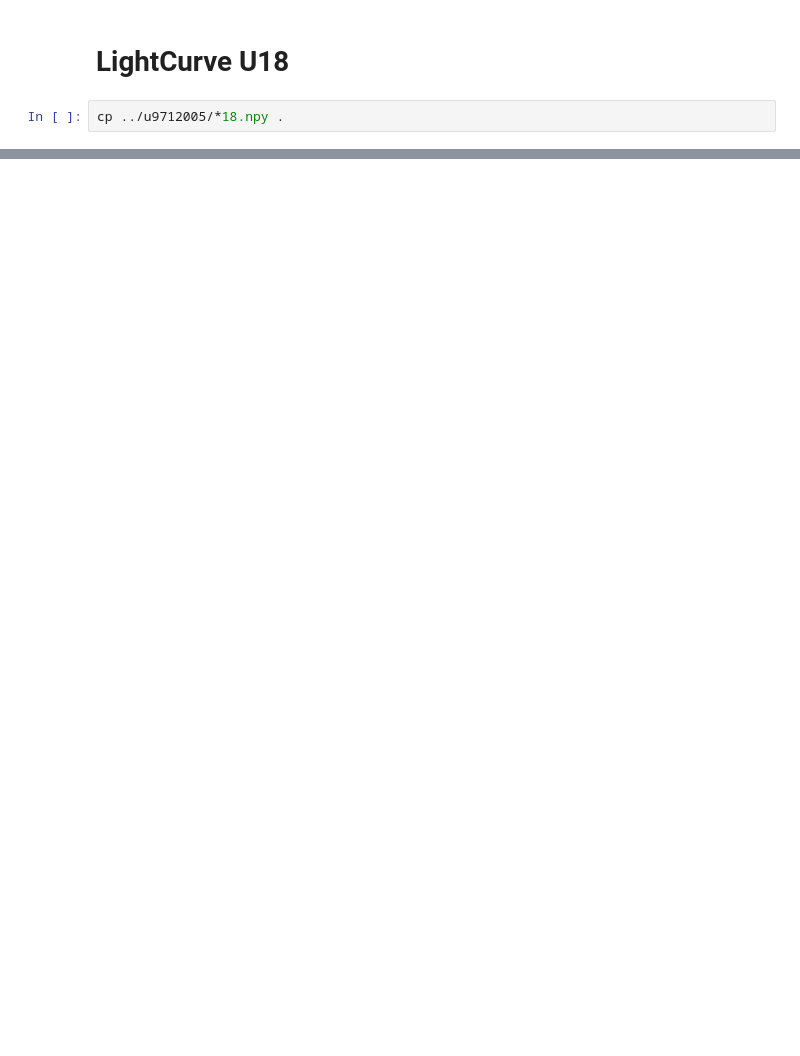
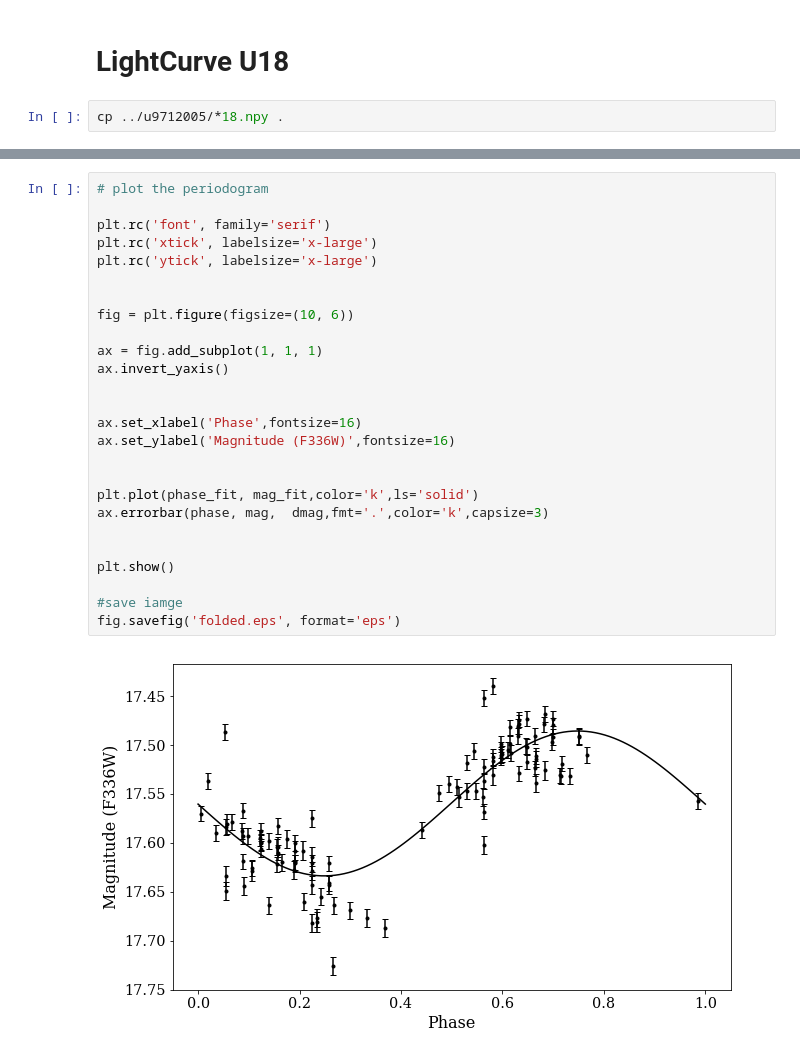
Before and after one commit to manuelmarcano22/NGC6397F336W, a Jupyter notebook: Notebooks/Plots.ipynb, the cells around one changed output, grey strips where cells are left out. Drawn from its saved outputs; the diff is of its cells as text; blank space fills up the shorter version.

```diff
--- a/Notebooks/Plots.ipynb
+++ b/Notebooks/Plots.ipynb
@@ -60,0 +106,28 @@ plt.show()
+# %%
+# plot the periodogram
+
+plt.rc('font', family='serif')
+plt.rc('xtick', labelsize='x-large')
+plt.rc('ytick', labelsize='x-large')
+
+
+fig = plt.figure(figsize=(10, 6))
+
+ax = fig.add_subplot(1, 1, 1)
+ax.invert_yaxis()
+
+
+ax.set_xlabel('Phase',fontsize=16)
+ax.set_ylabel('Magnitude (F336W)',fontsize=16)
+
+
+plt.plot(phase_fit, mag_fit,color='k',ls='solid')
+ax.errorbar(phase, mag,  dmag,fmt='.',color='k',capsize=3)
+
+
+plt.show()
+
+#save iamge
+fig.savefig('folded.eps', format='eps')
+# %% [output]
+[figure, added]
```
Also changed, not shown: parts of 12 cells of this notebook, 13 other files.
